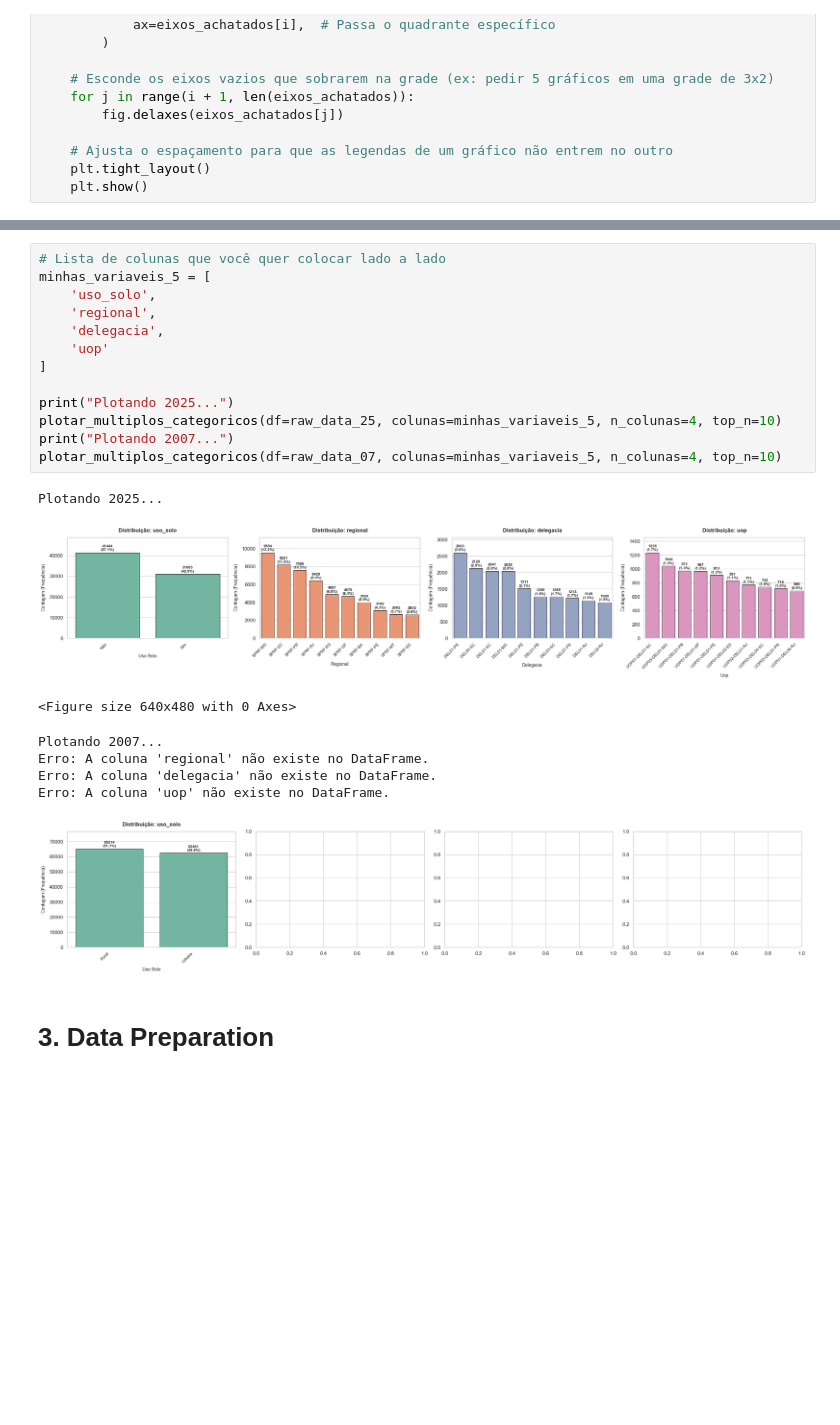
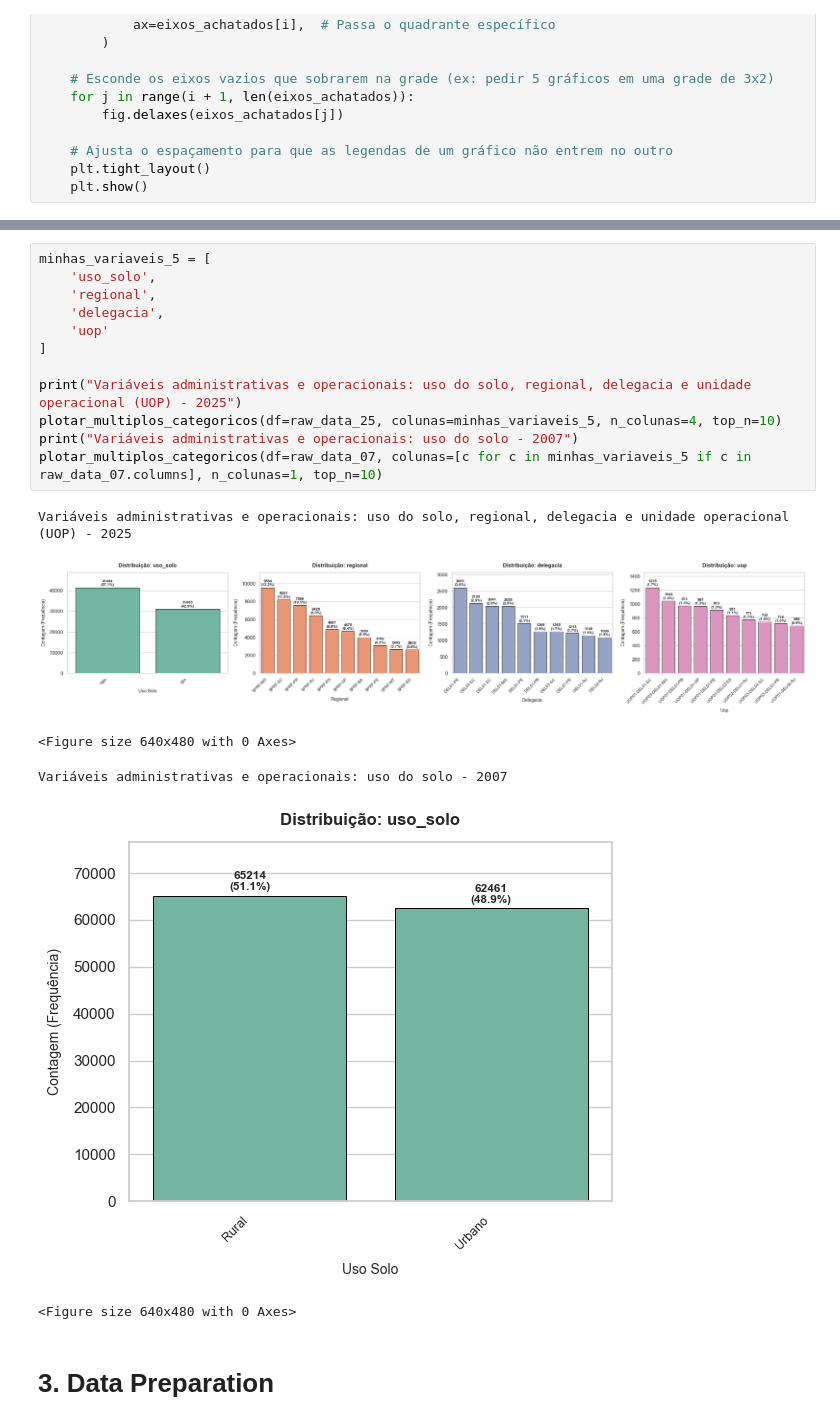
Before and after one commit to lauragodinho16/tp_ad, a Jupyter notebook: main.ipynb, the cells around one changed output, grey strips where cells are left out. Drawn from its saved outputs; the diff is of its cells as text; blank space fills up the shorter version.

```diff
--- a/main.ipynb
+++ b/main.ipynb
@@ -279,27 +279,24 @@ Plotando 2007...
 [figure]
 <Figure size 640x480 with 0 Axes>
 # %%
-# Lista de colunas que você quer colocar lado a lado
 minhas_variaveis_5 = [
     'uso_solo',
     'regional',
     'delegacia',
     'uop'
 ]
 
-print("Plotando 2025...")
+print("Variáveis administrativas e operacionais: uso do solo, regional, delegacia e unidade operacional (UOP) - 2025")
 plotar_multiplos_categoricos(df=raw_data_25, colunas=minhas_variaveis_5, n_colunas=4, top_n=10)
-print("Plotando 2007...")
-plotar_multiplos_categoricos(df=raw_data_07, colunas=minhas_variaveis_5, n_colunas=4, top_n=10)
+print("Variáveis administrativas e operacionais: uso do solo - 2007")
+plotar_multiplos_categoricos(df=raw_data_07, colunas=[c for c in minhas_variaveis_5 if c in raw_data_07.columns], n_colunas=1, top_n=10)
 # %% [output]
-Plotando 2025...
+Variáveis administrativas e operacionais: uso do solo, regional, delegacia e unidade operacional (UOP) - 2025
 [figure]
 <Figure size 640x480 with 0 Axes>
-Plotando 2007...
-Erro: A coluna 'regional' não existe no DataFrame.
-Erro: A coluna 'delegacia' não existe no DataFrame.
-Erro: A coluna 'uop' não existe no DataFrame.
+Variáveis administrativas e operacionais: uso do solo - 2007
-[figure, old version]
+[figure, new version]
+<Figure size 640x480 with 0 Axes>
 # %% [markdown]
 # 3. Data Preparation
 # %%
```
Also changed, not shown: parts of 7 cells of this notebook, 2 other files.
